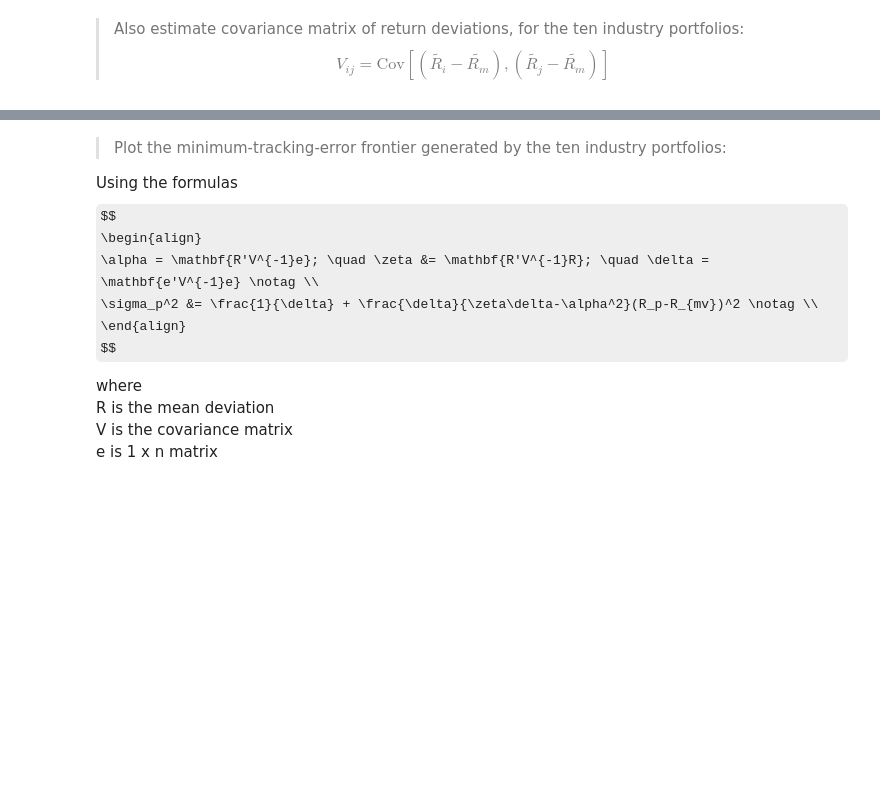
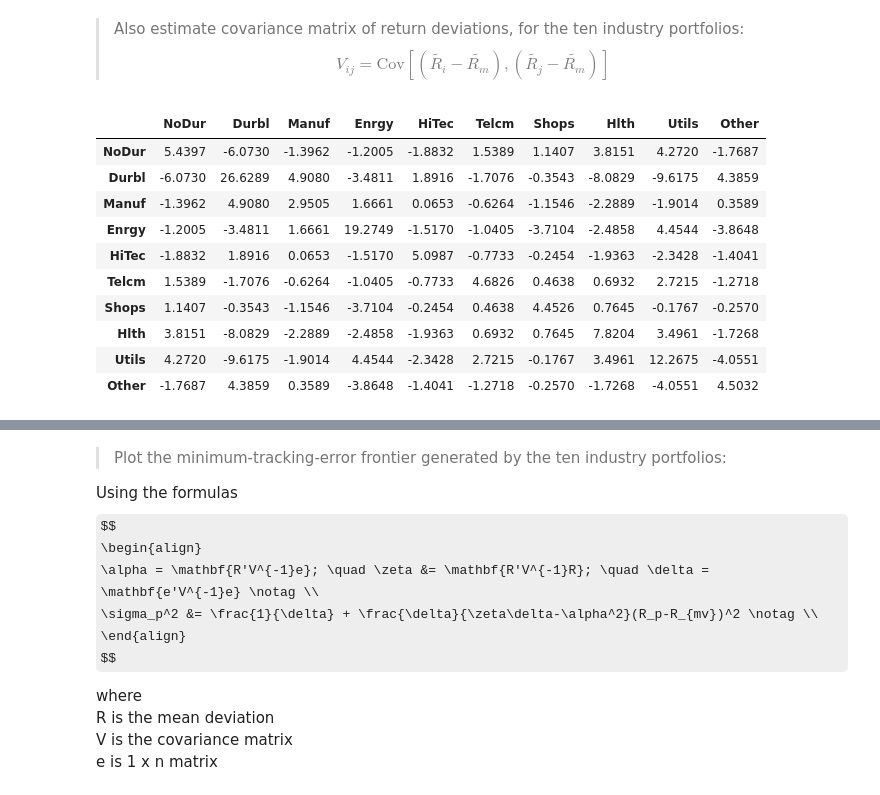
Before and after one commit to changjulian17/mqf_practice, a Jupyter notebook: QF600_Asset_Pricing/Homework_4/Efficient_Frontier_Revisited.ipynb, the cells around one changed output, grey strips where cells are left out. Saved outputs shown, nothing was run; the diff lists cells and outputs as text; code cells hidden in the pictures; some formulas as TeX source; blank space fills up the shorter version.

```diff
--- a/QF600_Asset_Pricing/Homework_4/Efficient_Frontier_Revisited.ipynb
+++ b/QF600_Asset_Pricing/Homework_4/Efficient_Frontier_Revisited.ipynb
@@ -47,10 +47,22 @@ $$
 V_{ij} = \text{Cov}\left[ \left( \tilde{R_i} - \tilde{R_m} \right), \left( \tilde{R_j} - \tilde{R_m} \right) \right]
 $$
 # %%
-V = np.cov(deviations,rowvar=False)
+V = np.cov(deviations,rowvar=False)     # get cov matrix
 
-df_cov = pd.DataFrame(
-                                V,
-                                columns=df_industries.columns,
-                                index=df_industries.columns
-                                )
+pd.DataFrame(
+            V,
+            columns=df_industries.columns,
+            index=df_industries.columns
+            ).round(4)
+# %% [output]
+|  | NoDur | Durbl | Manuf | Enrgy | HiTec | Telcm | Shops | Hlth | Utils | Other |
+| NoDur | 5.4397 | -6.0730 | -1.3962 | -1.2005 | -1.8832 | 1.5389 | 1.1407 | 3.8151 | 4.2720 | -1.7687 |
+| Durbl | -6.0730 | 26.6289 | 4.9080 | -3.4811 | 1.8916 | -1.7076 | -0.3543 | -8.0829 | -9.6175 | 4.3859 |
+| Manuf | -1.3962 | 4.9080 | 2.9505 | 1.6661 | 0.0653 | -0.6264 | -1.1546 | -2.2889 | -1.9014 | 0.3589 |
+| Enrgy | -1.2005 | -3.4811 | 1.6661 | 19.2749 | -1.5170 | -1.0405 | -3.7104 | -2.4858 | 4.4544 | -3.8648 |
+| HiTec | -1.8832 | 1.8916 | 0.0653 | -1.5170 | 5.0987 | -0.7733 | -0.2454 | -1.9363 | -2.3428 | -1.4041 |
+| Telcm | 1.5389 | -1.7076 | -0.6264 | -1.0405 | -0.7733 | 4.6826 | 0.4638 | 0.6932 | 2.7215 | -1.2718 |
+| Shops | 1.1407 | -0.3543 | -1.1546 | -3.7104 | -0.2454 | 0.4638 | 4.4526 | 0.7645 | -0.1767 | -0.2570 |
+| Hlth | 3.8151 | -8.0829 | -2.2889 | -2.4858 | -1.9363 | 0.6932 | 0.7645 | 7.8204 | 3.4961 | -1.7268 |
+| Utils | 4.2720 | -9.6175 | -1.9014 | 4.4544 | -2.3428 | 2.7215 | -0.1767 | 3.4961 | 12.2675 | -4.0551 |
+| Other | -1.7687 | 4.3859 | 0.3589 | -3.8648 | -1.4041 | -1.2718 | -0.2570 | -1.7268 | -4.0551 | 4.5032 |
```
Also changed, not shown: parts of 18 cells of this notebook, 1 other file.
